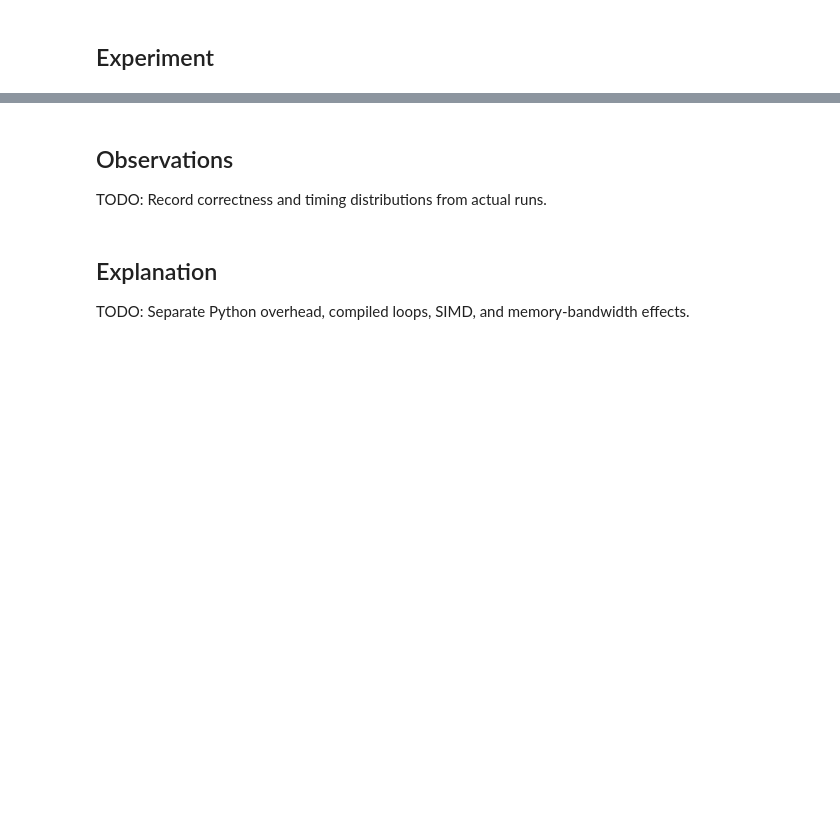
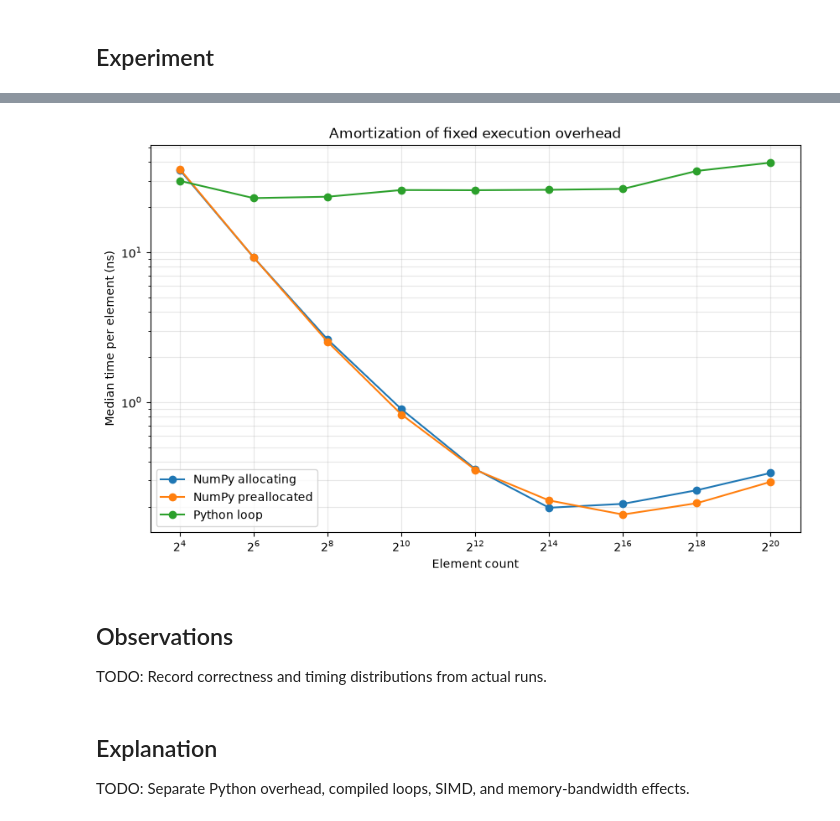
Before and after one commit to coert/dgx-spark-lab, a Jupyter notebook: experiments/00-foundations/04-vectorization.ipynb, the cells around one changed output, grey strips where cells are left out. Cells and saved outputs as stored; diff of their text form; code cells hidden in the pictures; blank space fills up the shorter version.

```diff
--- a/experiments/00-foundations/04-vectorization.ipynb
+++ b/experiments/00-foundations/04-vectorization.ipynb
@@ -51,3 +375,25 @@ print(sample)
+# %%
+figure, axis = plt.subplots(figsize=(10, 6))
+
+for implementation, results in vectorization_results.groupby("implementation"):
+    axis.plot(
+        results["element_count"],
+        results["nanoseconds_per_element"],
+        marker="o",
+        label=implementation,
+    )
+
+axis.set_xscale("log", base=2)
+axis.set_yscale("log")
+axis.set_xlabel("Element count")
+axis.set_ylabel("Median time per element (ns)")
+axis.set_title("Amortization of fixed execution overhead")
+axis.grid(True, which="both", alpha=0.3)
+axis.legend()
+
+plt.show()
+# %% [output]
+[figure, added]
 # %% [markdown]
 ## Observations
 
```
Also changed, not shown: parts of 11 cells of this notebook.
